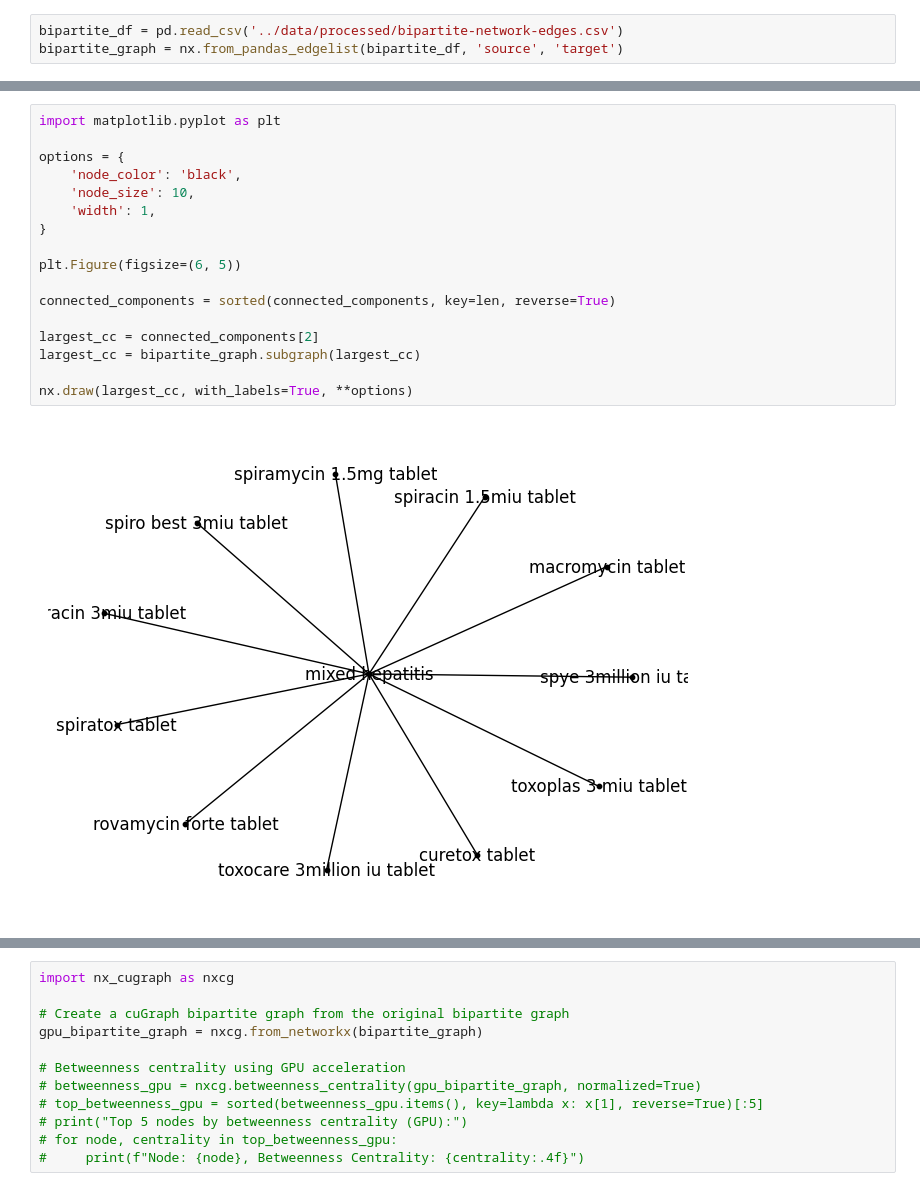
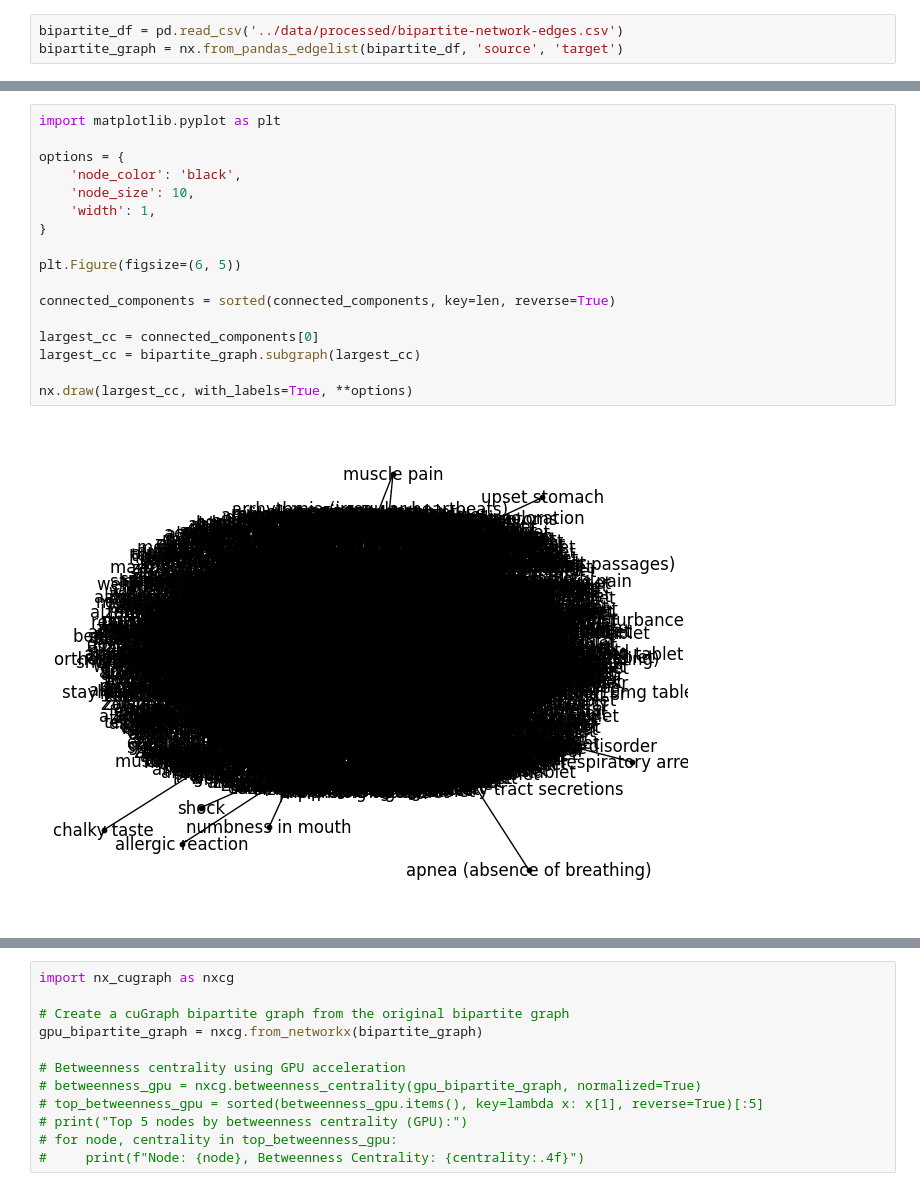
Before and after one commit to MylenaRoberta/medications-and-side-effects-networks, a Jupyter notebook: notebooks/03_initial-network-analysis.ipynb, the cells around one changed output, grey strips where cells are left out. Drawn from its saved outputs; the diff is of its cells as text.

```diff
--- a/notebooks/03_initial-network-analysis.ipynb
+++ b/notebooks/03_initial-network-analysis.ipynb
@@ -127,22 +117,22 @@ Error:
 # %%
 import matplotlib.pyplot as plt
 
 options = {
     'node_color': 'black',
     'node_size': 10,
     'width': 1,
 }
 
 plt.Figure(figsize=(6, 5))
 
 connected_components = sorted(connected_components, key=len, reverse=True)
 
-largest_cc = connected_components[2]
+largest_cc = connected_components[0]
 largest_cc = bipartite_graph.subgraph(largest_cc)
 
 nx.draw(largest_cc, with_labels=True, **options)
 # %% [output]
-[figure, old version]
+[figure, new version]
 # %%
 # Advanced metrics
 
```
Also changed, not shown: parts of 7 cells of this notebook.
